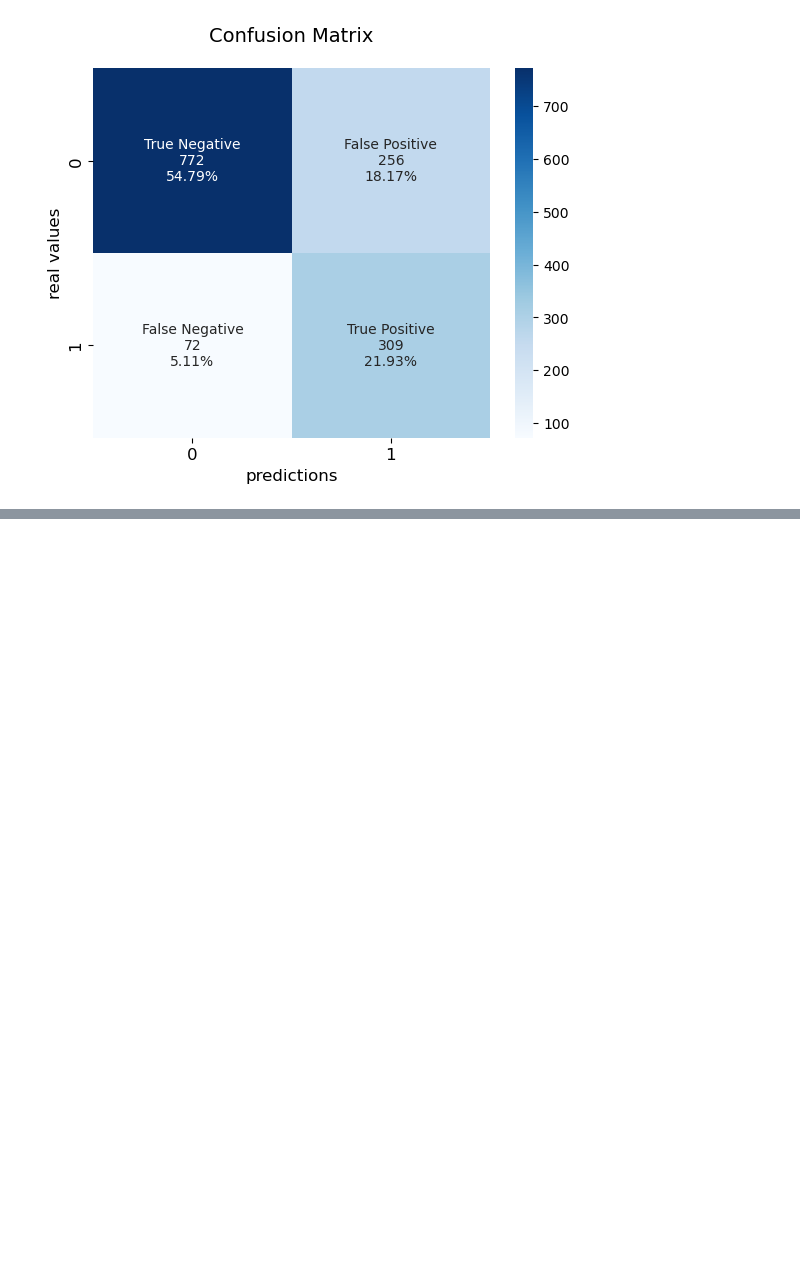
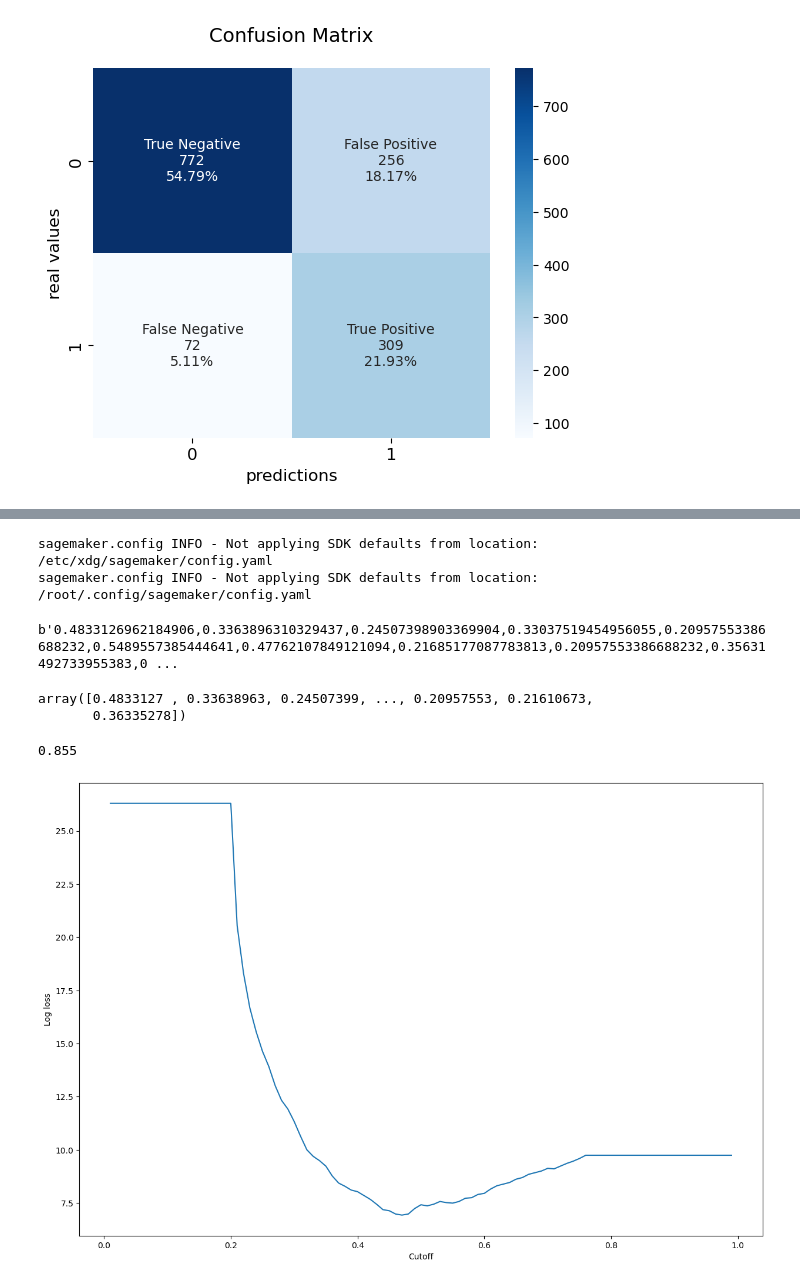
Before and after one commit to Strata-Analytics/ml-aws-machine-learning-competency, a Jupyter notebook: notebooks/EXCE001_telco_churn_notebook_use_case.ipynb, the cells around one changed output, grey strips where cells are left out. Drawn from its saved outputs; the diff is of its cells as text; code cells hidden in the pictures; blank space fills up the shorter version.

```diff
--- a/notebooks/EXCE001_telco_churn_notebook_use_case.ipynb
+++ b/notebooks/EXCE001_telco_churn_notebook_use_case.ipynb
@@ -2376,0 +2380,51 @@ create_confusion_matrix_binary(y_real=y['target'], y_pred=binary_pred2, cat_labe
+# %%
+xgb_predictor = sagemaker.predictor.Predictor(
+    endpoint_name=xgb_predictor_name, # endpoint name
+    sagemaker_session=sagemaker.Session(),
+    serializer=sagemaker.serializers.CSVSerializer()
+)
+# %% [output]
+sagemaker.config INFO - Not applying SDK defaults from location: /etc/xdg/sagemaker/config.yaml
+sagemaker.config INFO - Not applying SDK defaults from location: /root/.config/sagemaker/config.yaml
+# %%
+# load test features
+X_test = pd.read_csv(test_features_path)
+# %%
+# predict on new data
+# we use X_test data as an example
+xgb_predictor.predict(X_test)
+# %% [output]
+b'0.4833126962184906,0.3363896310329437,0.24507398903369904,0.33037519454956055,0.20957553386688232,0.5489557385444641,0.47762107849121094,0.21685177087783813,0.20957553386688232,0.35631492733955383,0 ...
+# %%
+# make prediction and convert byte string to string and split by comma
+prediction = xgb_predictor.predict(X_test).decode('utf-8').split(',')
+# %%
+# Convert string values to float and then to array
+array_values = np.array([float(value) for value in prediction])
+# %%
+array_values
+# %% [output]
+array([0.4833127 , 0.33638963, 0.24507399, ..., 0.20957553, 0.21610673,
+       0.36335278])
+# %%
+# compute metrics and plot results
+fpr, tpr, thresholds = metrics.roc_curve(y['target'], array_values)
+auc = metrics.auc(fpr, tpr).round(3)
+auc
+# %% [output]
+0.855
+# %%
+cutoffs = np.arange(0.01, 1, 0.01)
+log_loss = []
+for c in cutoffs:
+    log_loss.append(
+        metrics.log_loss(y['target'], np.where(array_values > c, 1, 0))
+    )
+
+plt.figure(figsize=(15,10))
+plt.plot(cutoffs, log_loss)
+plt.xlabel("Cutoff")
+plt.ylabel("Log loss")
+plt.show()
+# %% [output]
+[figure, added]
```
Also changed, not shown: parts of 203 cells of this notebook, 2 other files.
